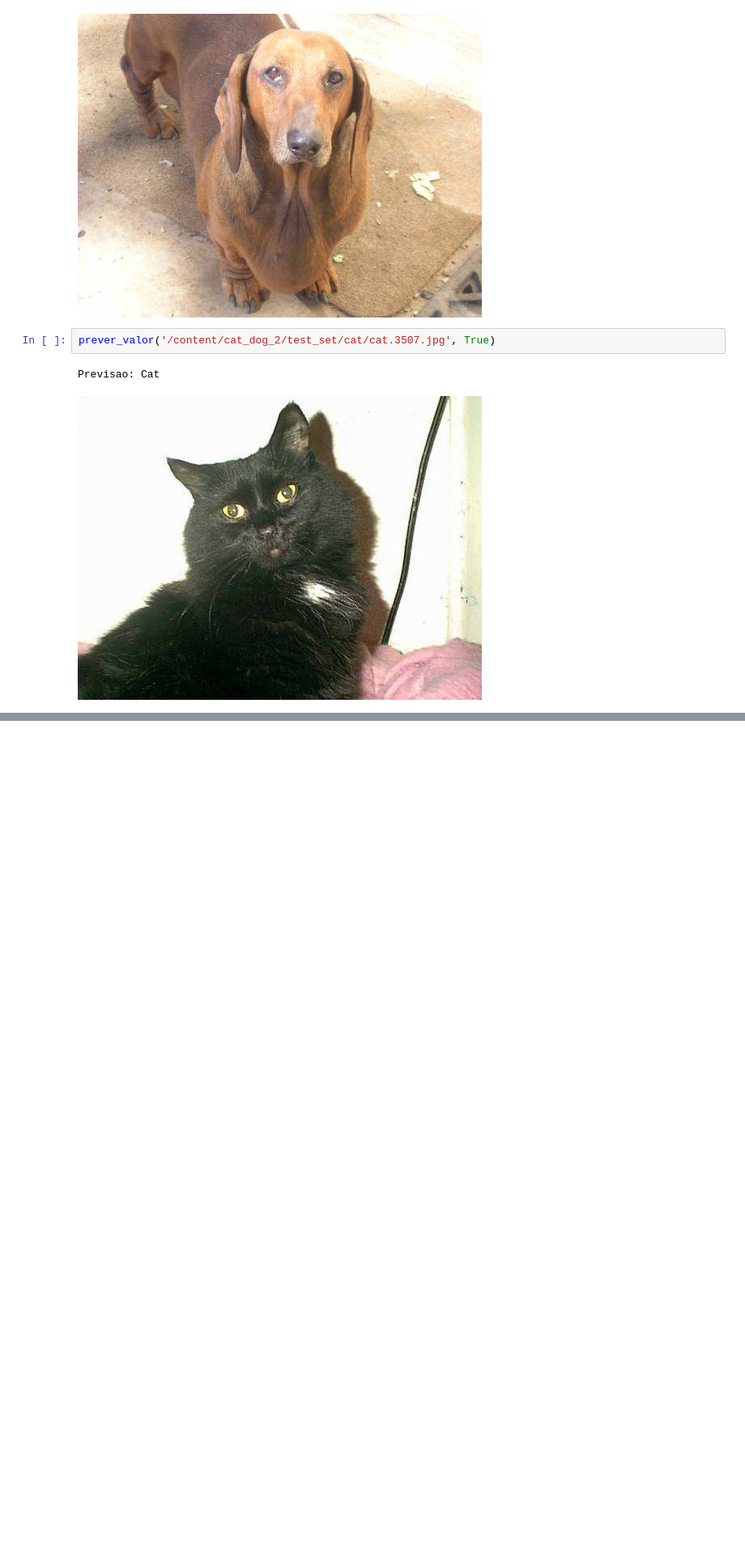
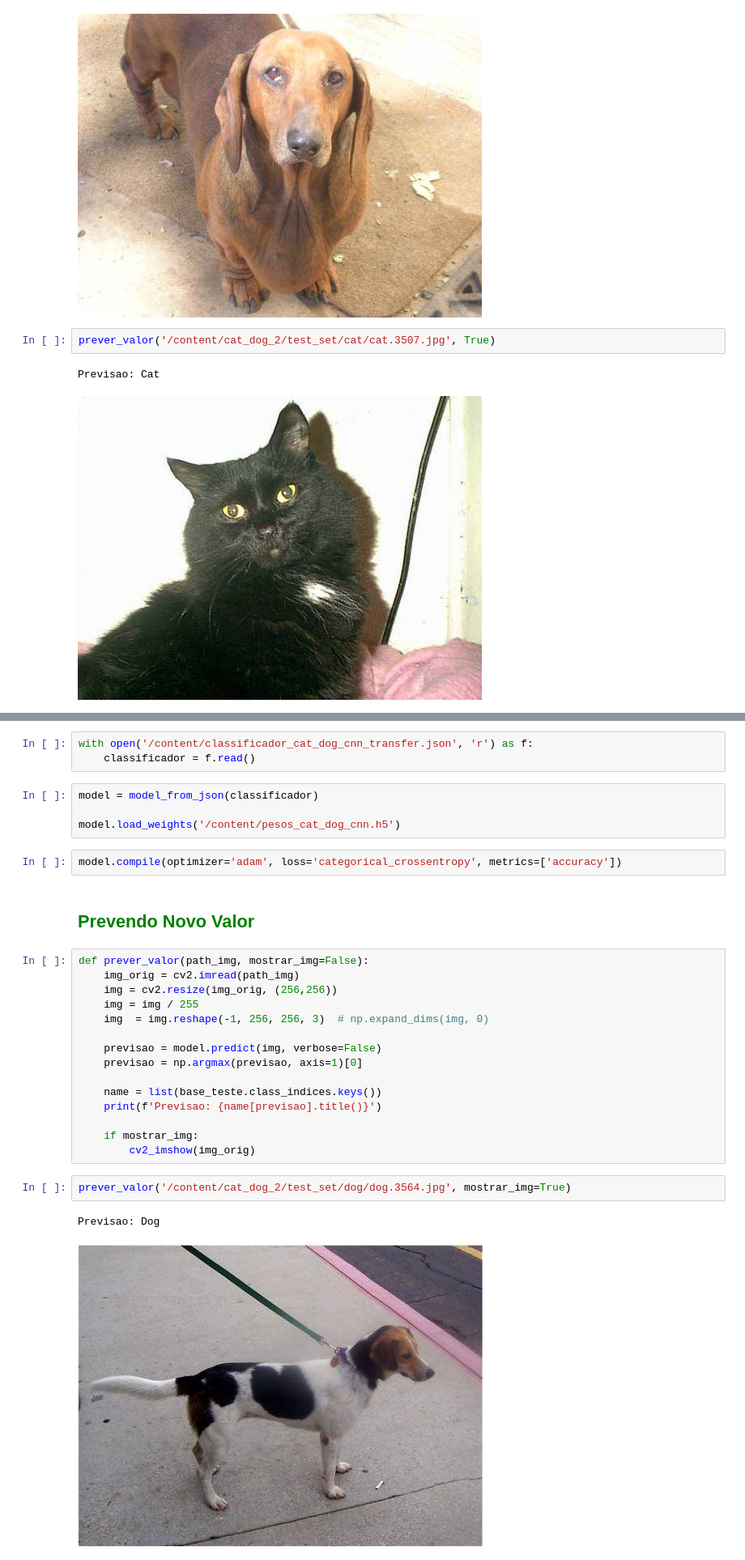
Before and after one commit to Johnny-DF26/Classificacao_Imagens_Gatos_e_Cachorros_CNN, a Jupyter notebook: Classificação_Redes_Neurais_Convolucionais_Gatos_e_Cachorros.ipynb, the cells around one changed output, grey strips where cells are left out. Shown at 81% size. Cells and saved outputs as stored; diff of their text form; blank space fills up the shorter version.

```diff
--- a/Classificação_Redes_Neurais_Convolucionais_Gatos_e_Cachorros.ipynb
+++ b/Classificação_Redes_Neurais_Convolucionais_Gatos_e_Cachorros.ipynb
@@ -309,0 +515,31 @@ base_treino = ImageDataGenerator(rescale=1./255)
+# %%
+with open('/content/classificador_cat_dog_cnn_transfer.json', 'r') as f:
+    classificador = f.read()
+# %%
+model = model_from_json(classificador)
+
+model.load_weights('/content/pesos_cat_dog_cnn.h5')
+# %%
+model.compile(optimizer='adam', loss='categorical_crossentropy', metrics=['accuracy'])
+# %% [markdown]
+## <font color='green'> **Prevendo Novo Valor**
+# %%
+def prever_valor(path_img, mostrar_img=False):
+    img_orig = cv2.imread(path_img)
+    img = cv2.resize(img_orig, (256,256))
+    img = img / 255
+    img  = img.reshape(-1, 256, 256, 3)  # np.expand_dims(img, 0)
+
+    previsao = model.predict(img, verbose=False)
+    previsao = np.argmax(previsao, axis=1)[0]
+
+    name = list(base_teste.class_indices.keys())
+    print(f'Previsao: {name[previsao].title()}')
+
+    if mostrar_img:
+        cv2_imshow(img_orig)
+# %%
+prever_valor('/content/cat_dog_2/test_set/dog/dog.3564.jpg', mostrar_img=True)
+# %% [output]
+Previsao: Dog
+[figure, added]
```
Also changed, not shown: parts of 25 cells of this notebook.
